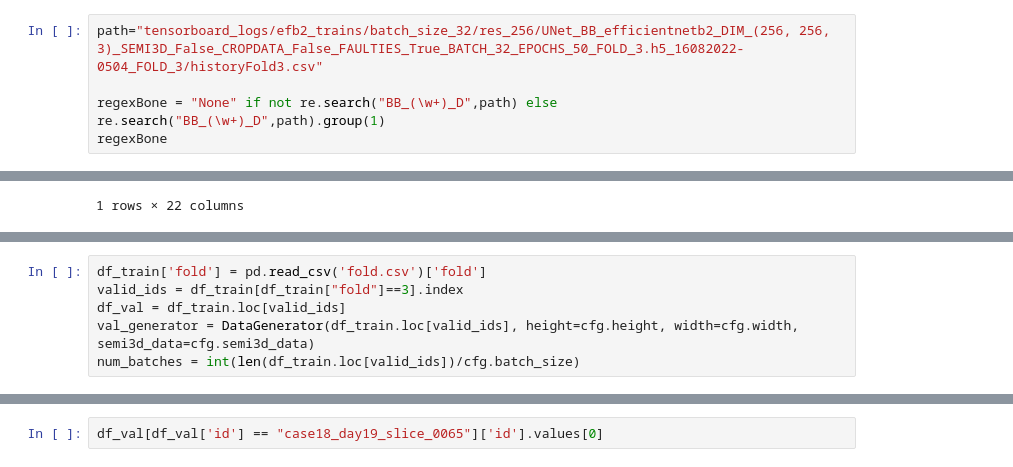
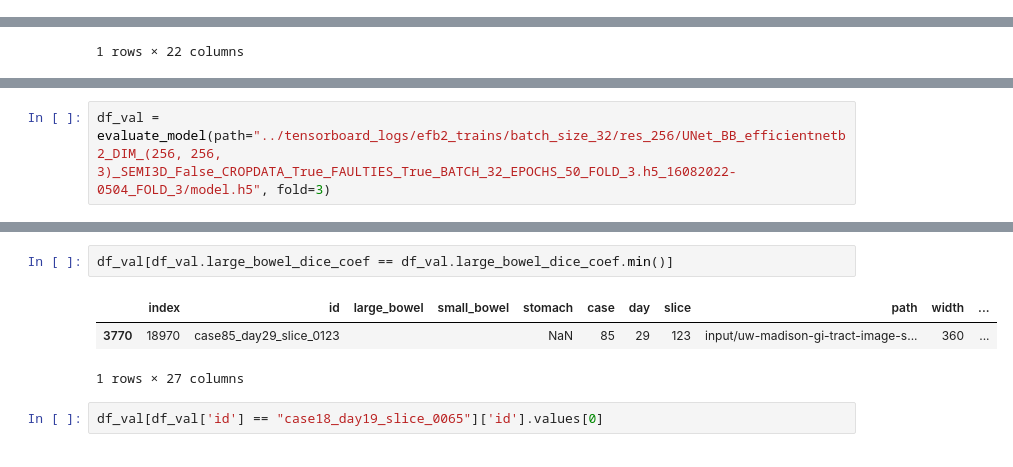
Before and after one commit to vitoleonardo/healthy-organ-tracker, a Jupyter notebook: HOT Inference.ipynb, the cells around one changed output, grey strips where cells are left out. Drawn from its saved outputs; the diff is of its cells as text.

```diff
--- a/HOT Inference.ipynb
+++ b/HOT Inference.ipynb
@@ -537,5 +558,0 @@ tensorboard_logs/efb2_trains/batch_size_32/res_256/UNet_BB_efficientnetb2_DIM_(2
-# %%
-path="tensorboard_logs/efb2_trains/batch_size_32/res_256/UNet_BB_efficientnetb2_DIM_(256, 256, 3)_SEMI3D_False_CROPDATA_False_FAULTIES_True_BATCH_32_EPOCHS_50_FOLD_3.h5_16082022-0504_FOLD_3/historyFold3.csv"
-
-regexBone = "None" if not re.search("BB_(\w+)_D",path) else re.search("BB_(\w+)_D",path).group(1)
-regexBone
@@ -644,6 +664,2 @@ custom_objects = custom_objects={
 # %%
-df_train['fold'] = pd.read_csv('fold.csv')['fold']
-valid_ids = df_train[df_train["fold"]==3].index
-df_val = df_train.loc[valid_ids]
-val_generator = DataGenerator(df_train.loc[valid_ids], height=cfg.height, width=cfg.width, semi3d_data=cfg.semi3d_data)
-num_batches = int(len(df_train.loc[valid_ids])/cfg.batch_size)
+df_val = evaluate_model(path="../tensorboard_logs/efb2_trains/batch_size_32/res_256/UNet_BB_efficientnetb2_DIM_(256, 256, 3)_SEMI3D_False_CROPDATA_True_FAULTIES_True_BATCH_32_EPOCHS_50_FOLD_3.h5_16082022-0504_FOLD_3/model.h5", fold=3)
@@ -671,3 +675,9 @@ maxCacheSize: 1.99 GB
+# %%
+df_val[df_val.large_bowel_dice_coef == df_val.large_bowel_dice_coef.min()]
+# %% [output]
+|  | index | id | large_bowel | small_bowel | stomach | case | day | slice | path | width | ... |
+| 3770 | 18970 | case85_day29_slice_0123 |  |  | NaN | 85 | 29 | 123 | input/uw-madison-gi-tract-image-s... | 360 | ... |
+1 rows × 27 columns
 # %%
 df_val[df_val['id'] == "case18_day19_slice_0065"]['id'].values[0]
 # %% [output]
```
Also changed, not shown: parts of 18 cells of this notebook.
